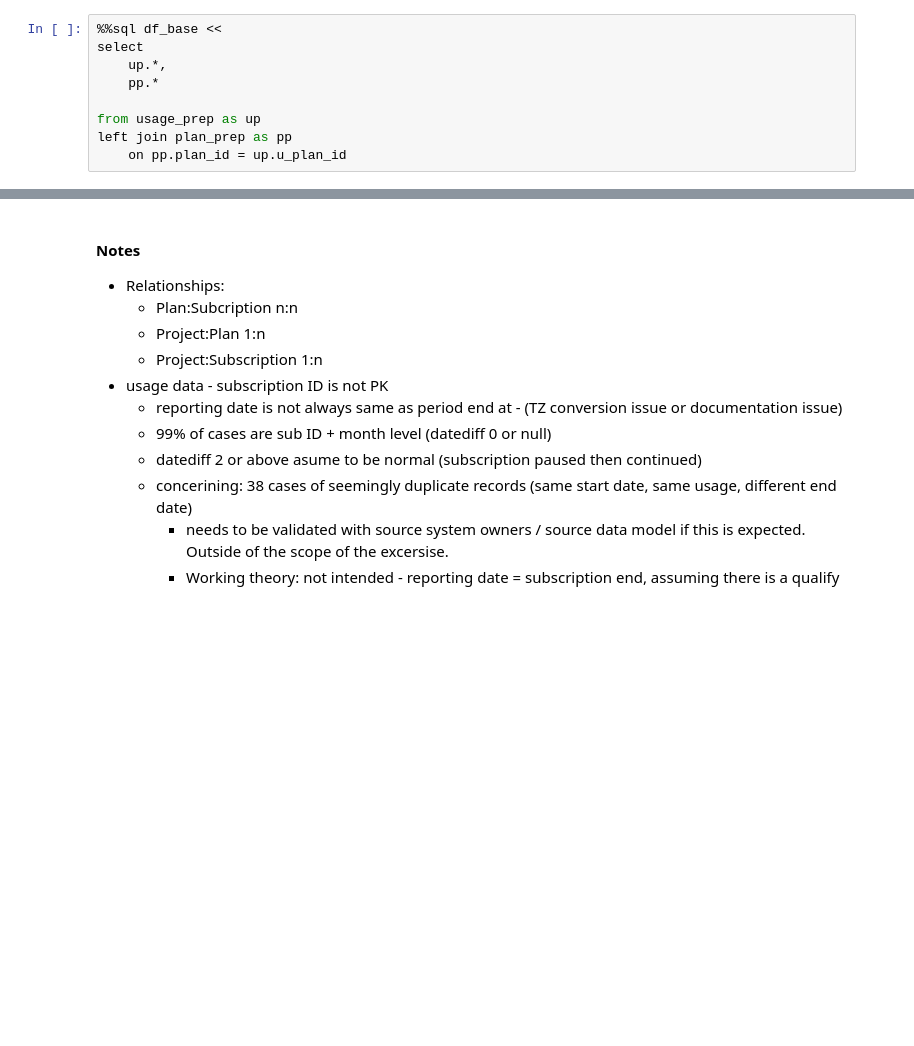
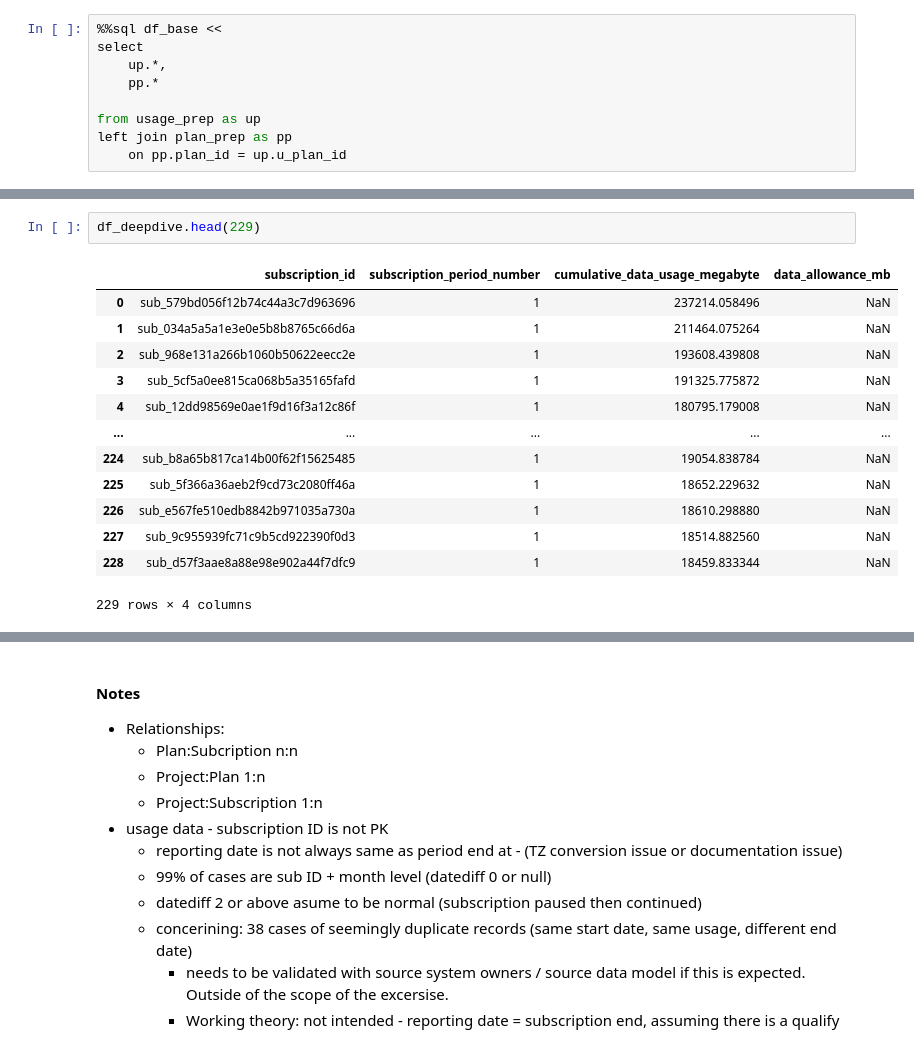
Before and after one commit to gigs-hiring/data-analyst-hiring, a Jupyter notebook: analysis.ipynb, the cells around one changed output, grey strips where cells are left out. Cells and saved outputs as stored; diff of their text form; blank space fills up the shorter version.

```diff
--- a/analysis.ipynb
+++ b/analysis.ipynb
@@ -355,0 +427,16 @@ ModuleNotFoundError: No module named 'plotly'
+# %%
+df_deepdive.head(229)
+# %% [output]
+|  | subscription_id | subscription_period_number | cumulative_data_usage_megabyte | data_allowance_mb |
+| 0 | sub_579bd056f12b74c44a3c7d963696 | 1 | 237214.058496 | NaN |
+| 1 | sub_034a5a5a1e3e0e5b8b8765c66d6a | 1 | 211464.075264 | NaN |
+| 2 | sub_968e131a266b1060b50622eecc2e | 1 | 193608.439808 | NaN |
+| 3 | sub_5cf5a0ee815ca068b5a35165fafd | 1 | 191325.775872 | NaN |
+| 4 | sub_12dd98569e0ae1f9d16f3a12c86f | 1 | 180795.179008 | NaN |
+| ... | ... | ... | ... | ... |
+| 224 | sub_b8a65b817ca14b00f62f15625485 | 1 | 19054.838784 | NaN |
+| 225 | sub_5f366a36aeb2f9cd73c2080ff46a | 1 | 18652.229632 | NaN |
+| 226 | sub_e567fe510edb8842b971035a730a | 1 | 18610.298880 | NaN |
+| 227 | sub_9c955939fc71c9b5cd922390f0d3 | 1 | 18514.882560 | NaN |
+| 228 | sub_d57f3aae8a88e98e902a44f7dfc9 | 1 | 18459.833344 | NaN |
+229 rows × 4 columns
```
Also changed, not shown: parts of 16 cells of this notebook, 2 other files.
